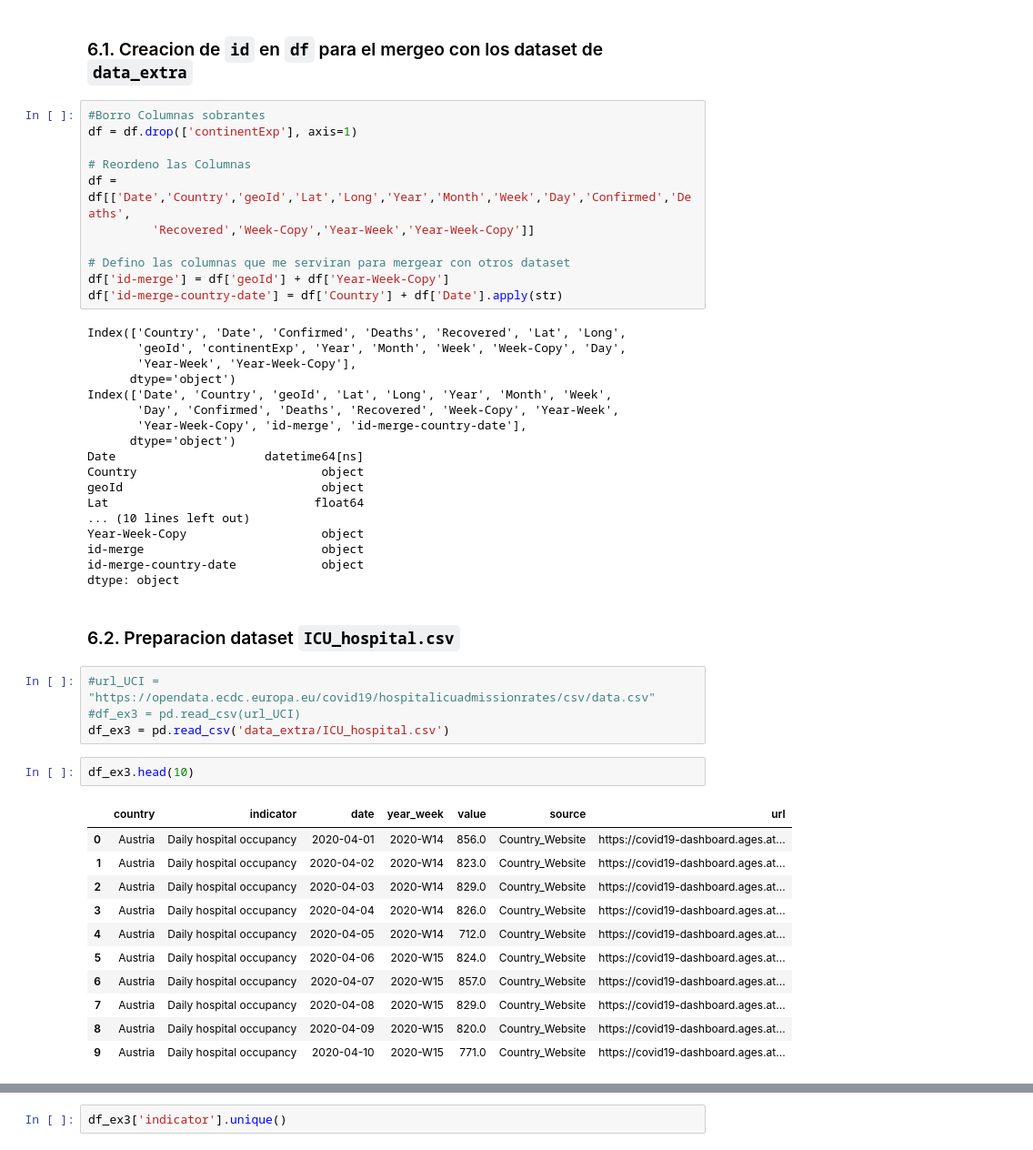
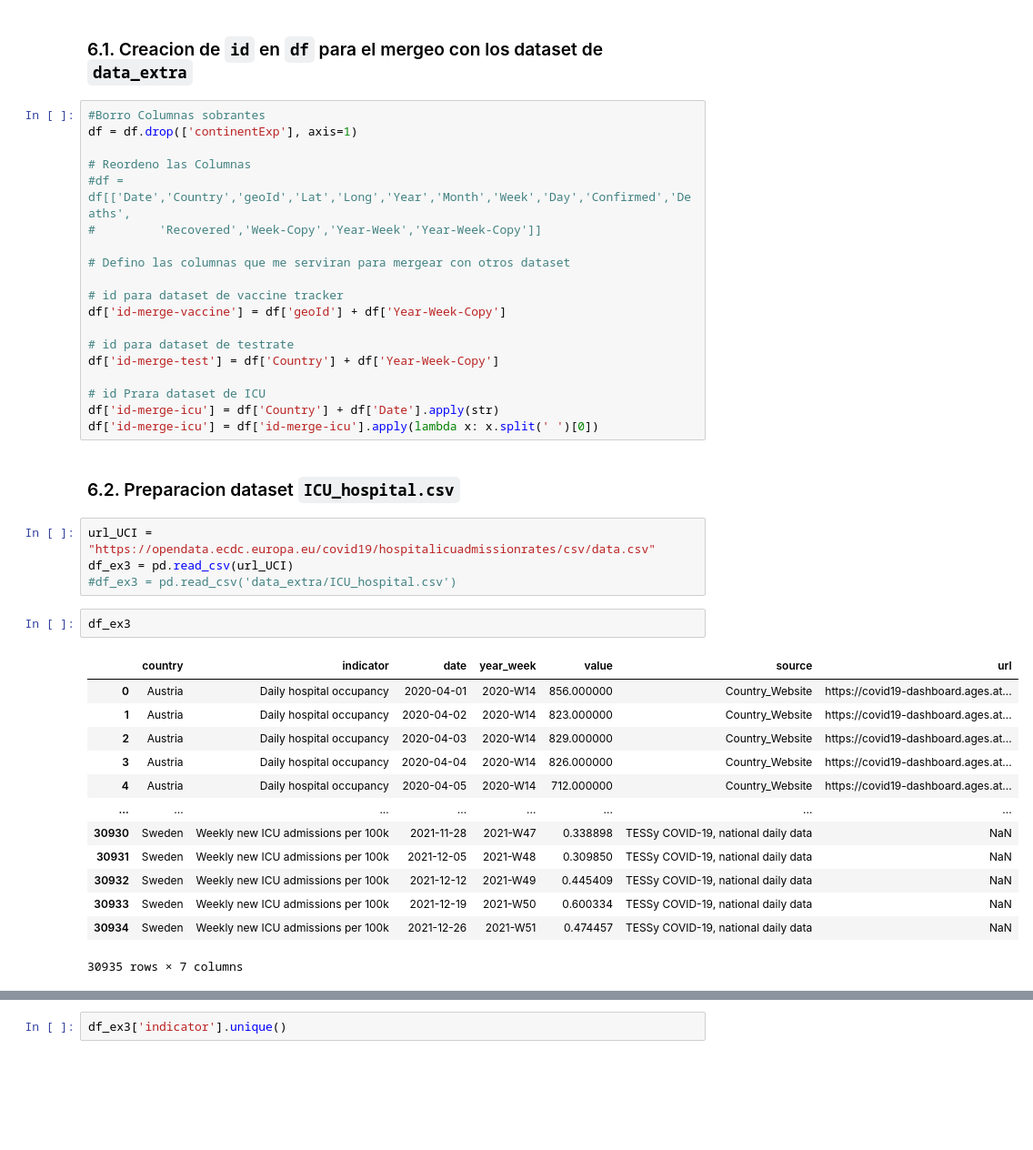
Before and after one commit to ParraCode/Core_Mid_Project-, a Jupyter notebook: data/data_cleaning.ipynb, the cells around one changed output, grey strips where cells are left out. Shown: that part at 91% size. Cells and saved outputs as stored; diff of their text form; blank space fills up the shorter version.

```diff
--- a/data/data_cleaning.ipynb
+++ b/data/data_cleaning.ipynb
@@ -392,50 +392,42 @@ dtype: object
 df = df.drop(['continentExp'], axis=1)
 
 # Reordeno las Columnas
-df = df[['Date','Country','geoId','Lat','Long','Year','Month','Week','Day','Confirmed','Deaths',
-         'Recovered','Week-Copy','Year-Week','Year-Week-Copy']]
+#df = df[['Date','Country','geoId','Lat','Long','Year','Month','Week','Day','Confirmed','Deaths',
+#         'Recovered','Week-Copy','Year-Week','Year-Week-Copy']]
 
 # Defino las columnas que me serviran para mergear con otros dataset
-df['id-merge'] = df['geoId'] + df['Year-Week-Copy']
-df['id-merge-country-date'] = df['Country'] + df['Date'].apply(str)
+
+# id para dataset de vaccine tracker
+df['id-merge-vaccine'] = df['geoId'] + df['Year-Week-Copy']
+
+# id para dataset de testrate
+df['id-merge-test'] = df['Country'] + df['Year-Week-Copy']
+
+# id Prara dataset de ICU
+df['id-merge-icu'] = df['Country'] + df['Date'].apply(str)
+df['id-merge-icu'] = df['id-merge-icu'].apply(lambda x: x.split(' ')[0])
-# %% [output]
-Index(['Country', 'Date', 'Confirmed', 'Deaths', 'Recovered', 'Lat', 'Long',
-       'geoId', 'continentExp', 'Year', 'Month', 'Week', 'Week-Copy', 'Day',
-       'Year-Week', 'Year-Week-Copy'],
-      dtype='object')
-Index(['Date', 'Country', 'geoId', 'Lat', 'Long', 'Year', 'Month', 'Week',
-       'Day', 'Confirmed', 'Deaths', 'Recovered', 'Week-Copy', 'Year-Week',
-       'Year-Week-Copy', 'id-merge', 'id-merge-country-date'],
-      dtype='object')
-Date                     datetime64[ns]
-Country                          object
-geoId                            object
-Lat                             float64
-... (10 lines left out)
-Year-Week-Copy                   object
-id-merge                         object
-id-merge-country-date            object
-dtype: object
 # %% [markdown]
 ### 6.2. Preparacion dataset `ICU_hospital.csv`
 # %%
-#url_UCI = "https://opendata.ecdc.europa.eu/covid19/hospitalicuadmissionrates/csv/data.csv"
-#df_ex3 = pd.read_csv(url_UCI)
-df_ex3 = pd.read_csv('data_extra/ICU_hospital.csv')
+url_UCI = "https://opendata.ecdc.europa.eu/covid19/hospitalicuadmissionrates/csv/data.csv"
+df_ex3 = pd.read_csv(url_UCI)
+#df_ex3 = pd.read_csv('data_extra/ICU_hospital.csv')
 # %%
-df_ex3.head(10)
+df_ex3
 # %% [output]
 |  | country | indicator | date | year_week | value | source | url |
-| 0 | Austria | Daily hospital occupancy | 2020-04-01 | 2020-W14 | 856.0 | Country_Website | https://covid19-dashboard.ages.at... |
-| 1 | Austria | Daily hospital occupancy | 2020-04-02 | 2020-W14 | 823.0 | Country_Website | https://covid19-dashboard.ages.at... |
-| 2 | Austria | Daily hospital occupancy | 2020-04-03 | 2020-W14 | 829.0 | Country_Website | https://covid19-dashboard.ages.at... |
-| 3 | Austria | Daily hospital occupancy | 2020-04-04 | 2020-W14 | 826.0 | Country_Website | https://covid19-dashboard.ages.at... |
-| 4 | Austria | Daily hospital occupancy | 2020-04-05 | 2020-W14 | 712.0 | Country_Website | https://covid19-dashboard.ages.at... |
-| 5 | Austria | Daily hospital occupancy | 2020-04-06 | 2020-W15 | 824.0 | Country_Website | https://covid19-dashboard.ages.at... |
-| 6 | Austria | Daily hospital occupancy | 2020-04-07 | 2020-W15 | 857.0 | Country_Website | https://covid19-dashboard.ages.at... |
-| 7 | Austria | Daily hospital occupancy | 2020-04-08 | 2020-W15 | 829.0 | Country_Website | https://covid19-dashboard.ages.at... |
-| 8 | Austria | Daily hospital occupancy | 2020-04-09 | 2020-W15 | 820.0 | Country_Website | https://covid19-dashboard.ages.at... |
-| 9 | Austria | Daily hospital occupancy | 2020-04-10 | 2020-W15 | 771.0 | Country_Website | https://covid19-dashboard.ages.at... |
+| 0 | Austria | Daily hospital occupancy | 2020-04-01 | 2020-W14 | 856.000000 | Country_Website | https://covid19-dashboard.ages.at... |
+| 1 | Austria | Daily hospital occupancy | 2020-04-02 | 2020-W14 | 823.000000 | Country_Website | https://covid19-dashboard.ages.at... |
+| 2 | Austria | Daily hospital occupancy | 2020-04-03 | 2020-W14 | 829.000000 | Country_Website | https://covid19-dashboard.ages.at... |
+| 3 | Austria | Daily hospital occupancy | 2020-04-04 | 2020-W14 | 826.000000 | Country_Website | https://covid19-dashboard.ages.at... |
+| 4 | Austria | Daily hospital occupancy | 2020-04-05 | 2020-W14 | 712.000000 | Country_Website | https://covid19-dashboard.ages.at... |
+| ... | ... | ... | ... | ... | ... | ... | ... |
+| 30930 | Sweden | Weekly new ICU admissions per 100k | 2021-11-28 | 2021-W47 | 0.338898 | TESSy COVID-19, national daily data | NaN |
+| 30931 | Sweden | Weekly new ICU admissions per 100k | 2021-12-05 | 2021-W48 | 0.309850 | TESSy COVID-19, national daily data | NaN |
+| 30932 | Sweden | Weekly new ICU admissions per 100k | 2021-12-12 | 2021-W49 | 0.445409 | TESSy COVID-19, national daily data | NaN |
+| 30933 | Sweden | Weekly new ICU admissions per 100k | 2021-12-19 | 2021-W50 | 0.600334 | TESSy COVID-19, national daily data | NaN |
+| 30934 | Sweden | Weekly new ICU admissions per 100k | 2021-12-26 | 2021-W51 | 0.474457 | TESSy COVID-19, national daily data | NaN |
+30935 rows × 7 columns
 # %%
 print((df_ex3.isnull().sum()/len(df_ex3))*100)
 # %% [output]
```
Also changed, not shown: parts of 41 cells of this notebook, 1 other file.
